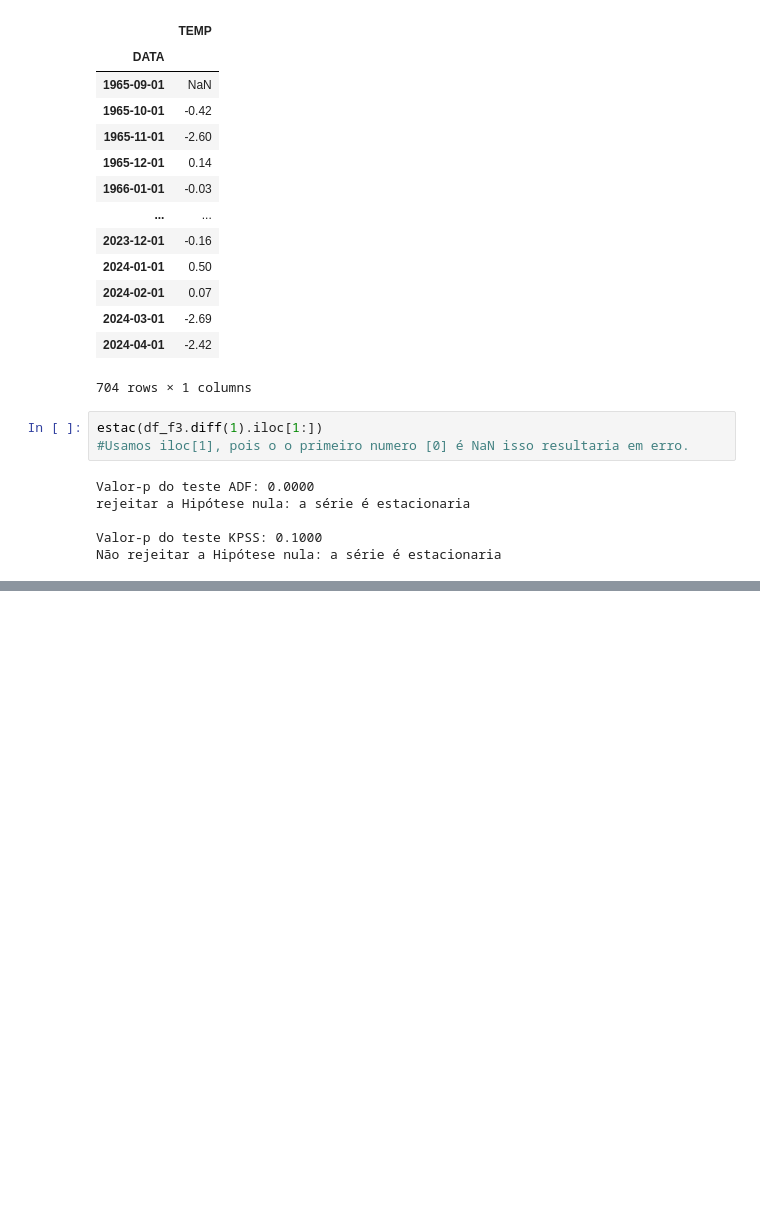
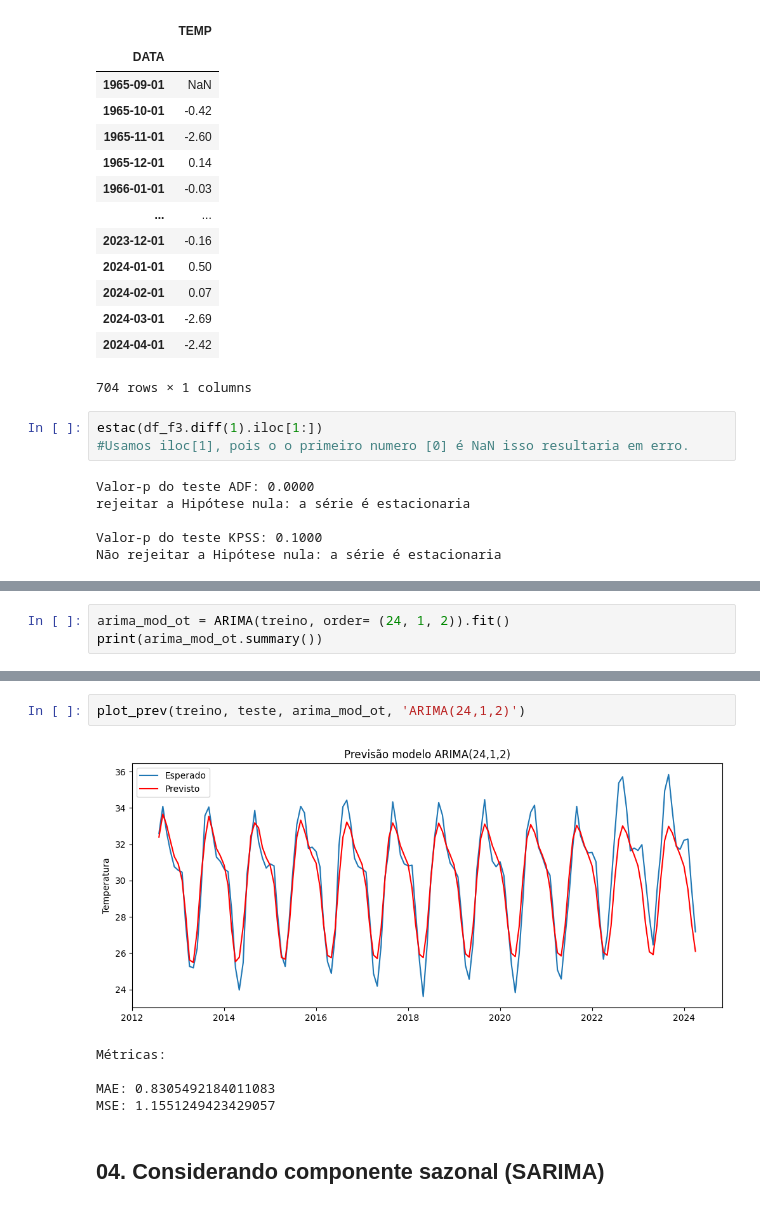
Before and after one commit to JCarapina/Estudos-praticos, a Jupyter notebook: series_temporais_2/notebooks/projeto.ipynb, the cells around one changed output, grey strips where cells are left out. Saved outputs shown, nothing was run; the diff lists cells and outputs as text; blank space fills up the shorter version.

```diff
--- a/series_temporais_2/notebooks/projeto.ipynb
+++ b/series_temporais_2/notebooks/projeto.ipynb
@@ -529,0 +593,3 @@ Não rejeitar a Hipótese nula: a série é estacionaria
+# %%
+arima_mod_ot = ARIMA(treino, order= (24, 1, 2)).fit()
+print(arima_mod_ot.summary())
@@ -529,0 +614,10 @@ Não rejeitar a Hipótese nula: a série é estacionaria
+# %%
+plot_prev(treino, teste, arima_mod_ot, 'ARIMA(24,1,2)')
+# %% [output]
+[figure, added]
+Métricas:
+
+MAE: 0.8305492184011083
+MSE: 1.1551249423429057
+# %% [markdown]
+## 04. Considerando componente sazonal (SARIMA)
```
Also changed, not shown: parts of 10 cells of this notebook.
